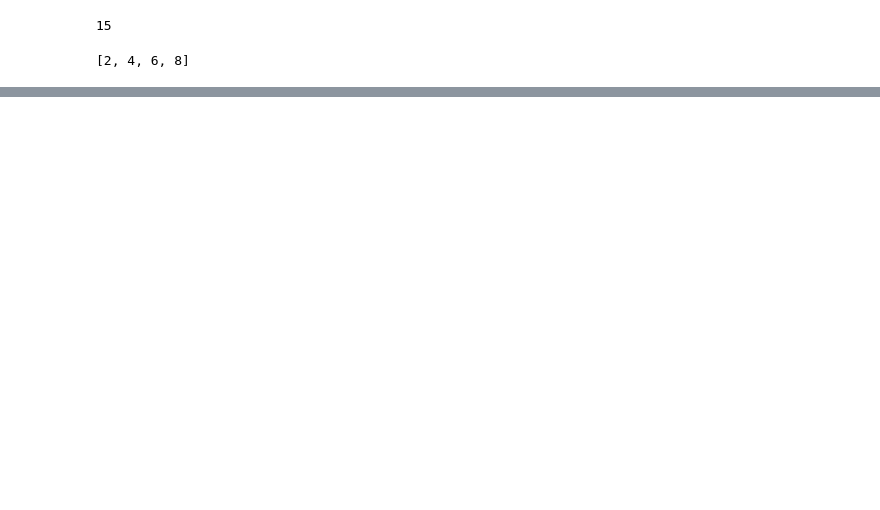
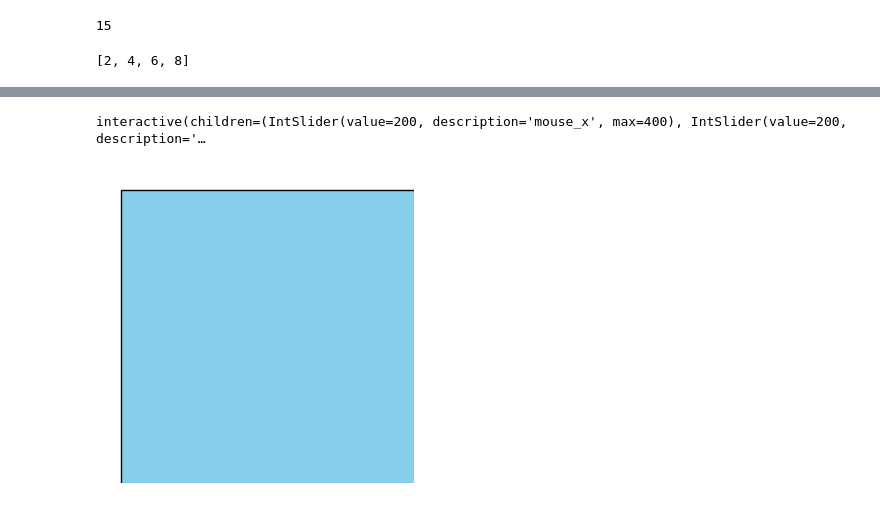
Before and after one commit to zahidaraees/Project-4-Assignments, a Jupyter notebook: homework_projects_02_lists.ipynb, the cells around one changed output, grey strips where cells are left out. Cells and saved outputs as stored; diff of their text form; code cells hidden in the pictures; blank space fills up the shorter version.

```diff
--- a/homework_projects_02_lists.ipynb
+++ b/homework_projects_02_lists.ipynb
@@ -57,0 +64,64 @@ if __name__ == '__main__':
+# %%
+import numpy as np
+import matplotlib.pyplot as plt
+from ipywidgets import interact, widgets
+from matplotlib import patches
+
+# Constants for Canvas and Eraser
+CANVAS_WIDTH = 400
+CANVAS_HEIGHT = 400
+CELL_SIZE = 40
+ERASER_SIZE = 20
+
+# Create a grid of cells (400x400 canvas, with 40px cells)
+num_rows = CANVAS_HEIGHT // CELL_SIZE
+num_cols = CANVAS_WIDTH // CELL_SIZE
+canvas_grid = np.ones((num_rows, num_cols, 3))  # white canvas (1, 1, 1) means white color in RGB
+
+# Function to draw the canvas
+def draw_canvas():
+    fig, ax = plt.subplots(figsize=(CANVAS_WIDTH/100, CANVAS_HEIGHT/100))  # Adjust size for visibility
+    ax.imshow(canvas_grid)
+
+    # Draw the grid of blue cells
+    for row in range(num_rows):
+        for col in range(num_cols):
+            # Draw each cell in blue
+            ax.add_patch(patches.Rectangle((col * CELL_SIZE, row * CELL_SIZE), CELL_SIZE, CELL_SIZE,
+                                          linewidth=1, edgecolor='black', facecolor='skyblue'))
+
+    plt.axis('off')  # Hide axis
+    plt.show()
+
+# Erase objects in contact with the eraser (turn cells white)
+def erase_objects(mouse_x, mouse_y):
+    # Calculate which grid cell the mouse is hovering over
+    row = mouse_y // CELL_SIZE
+    col = mouse_x // CELL_SIZE
+
+    # Define the area the eraser covers
+    eraser_row_start = max(0, row - ERASER_SIZE // CELL_SIZE)
+    eraser_col_start = max(0, col - ERASER_SIZE // CELL_SIZE)
+    eraser_row_end = min(num_rows, row + ERASER_SIZE // CELL_SIZE + 1)
+    eraser_col_end = min(num_cols, col + ERASER_SIZE // CELL_SIZE + 1)
+
+    # Set the cells in the eraser area to white (erase them)
+    canvas_grid[eraser_row_start:eraser_row_end, eraser_col_start:eraser_col_end] = 1.0  # White color
+
+    # Redraw canvas after the update
+    draw_canvas()
+
+# Interactive function for controlling the eraser
+def update_canvas(mouse_x, mouse_y):
+    erase_objects(mouse_x, mouse_y)
+
+# Interactive widget setup
+interactive_plot = interact(update_canvas,
+                            mouse_x=widgets.IntSlider(min=0, max=CANVAS_WIDTH, step=1, value=200),
+                            mouse_y=widgets.IntSlider(min=0, max=CANVAS_HEIGHT, step=1, value=200))
+
+# Initially draw the canvas
+draw_canvas()
+# %% [output]
+interactive(children=(IntSlider(value=200, description='mouse_x', max=400), IntSlider(value=200, description='…
+[figure, added]
```
Also changed, not shown: parts of 4 cells of this notebook.
